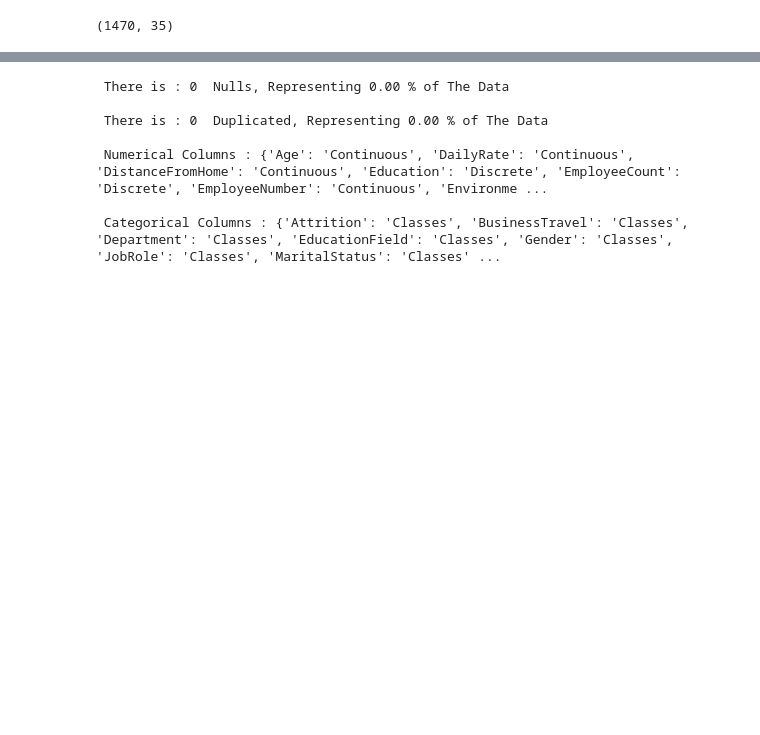
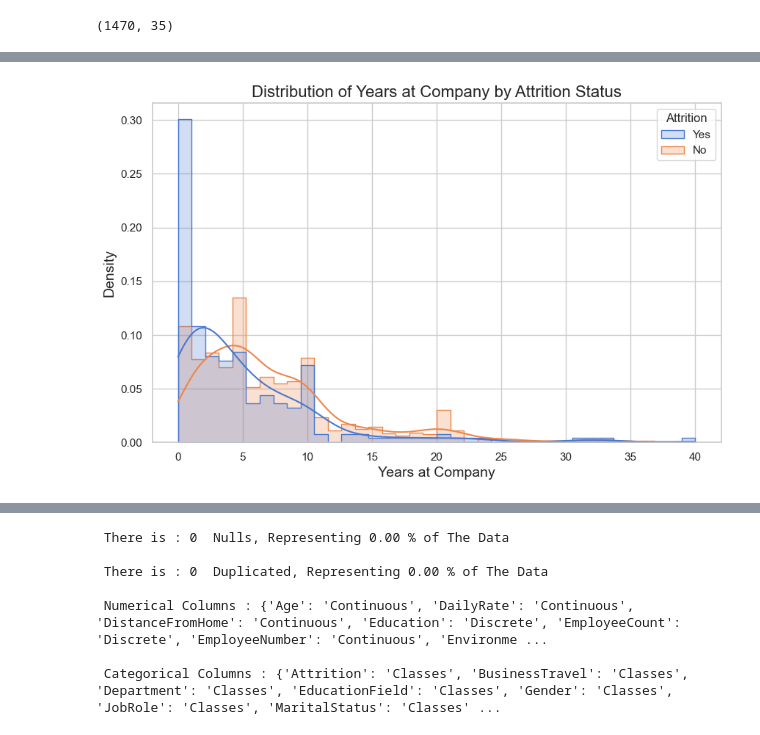
Before and after one commit to Laukit13/The-Retention-Equation-Predictive-Modeling-of-Employee-Turnover, a Jupyter notebook: Prediction.ipynb, the cells around one changed output, grey strips where cells are left out. Saved outputs shown, nothing was run; the diff lists cells and outputs as text; code cells hidden in the pictures; blank space fills up the shorter version.

```diff
--- a/Prediction.ipynb
+++ b/Prediction.ipynb
@@ -73,0 +137,11 @@ df.shape
+# %%
+# Distribution of Years at Company by Attrition Status
+plt.figure(figsize=(10, 6))
+sns.set_theme(style="whitegrid")
+sns.histplot(data=df, x='YearsAtCompany', hue='Attrition', element='step', stat='density', common_norm=False, palette='muted', kde=True)
+plt.title('Distribution of Years at Company by Attrition Status', fontsize=16)
+plt.xlabel('Years at Company', fontsize=14)
+plt.ylabel('Density', fontsize=14)
+plt.show()
+# %% [output]
+[figure, added]
```
Also changed, not shown: parts of 55 cells of this notebook, 1 other file.
